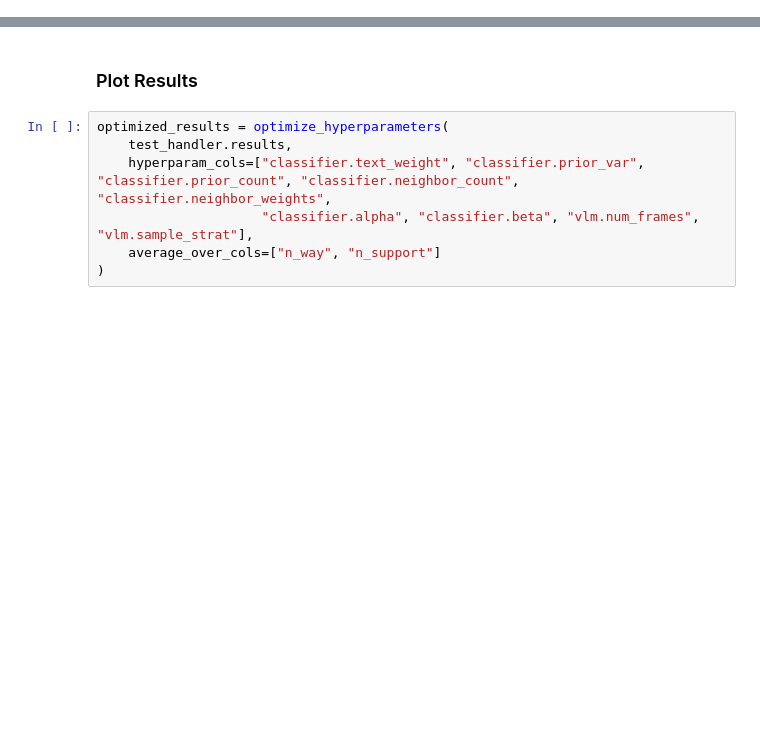
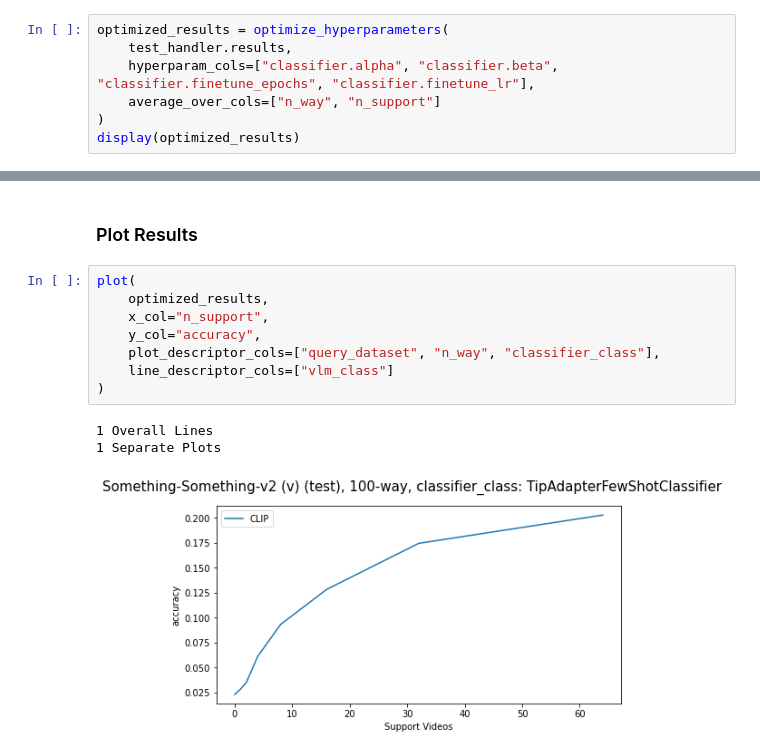
Before and after one commit to zanedurante/vlm_benchmark, a Jupyter notebook: vlm_param_tests.ipynb, the cells around one changed output, grey strips where cells are left out. Drawn from its saved outputs; the diff is of its cells as text; blank space fills up the shorter version.

```diff
--- a/vlm_param_tests.ipynb
+++ b/vlm_param_tests.ipynb
@@ -149,0 +165,7 @@ KeyboardInterrupt:
+# %%
+optimized_results = optimize_hyperparameters(
+    test_handler.results,
+    hyperparam_cols=["classifier.alpha", "classifier.beta", "classifier.finetune_epochs", "classifier.finetune_lr"],
+    average_over_cols=["n_way", "n_support"]
+)
+display(optimized_results)
@@ -150,12 +182,17 @@ KeyboardInterrupt:
 # %% [markdown]
 ### Plot Results
-# %%
-optimized_results = optimize_hyperparameters(
-    test_handler.results,
-    hyperparam_cols=["classifier.text_weight", "classifier.prior_var", "classifier.prior_count", "classifier.neighbor_count", "classifier.neighbor_weights",
-                     "classifier.alpha", "classifier.beta", "vlm.num_frames", "vlm.sample_strat"],
-    average_over_cols=["n_way", "n_support"]
-)
+# %%
+plot(
+    optimized_results,
+    x_col="n_support",
+    y_col="accuracy",
+    plot_descriptor_cols=["query_dataset", "n_way", "classifier_class"],
+    line_descriptor_cols=["vlm_class"]
+)
+# %% [output]
+1 Overall Lines
+1 Separate Plots
+[figure, added]
 # %%
 plot(
     optimized_results,
```
Also changed, not shown: parts of 12 cells of this notebook, 3 other files.
